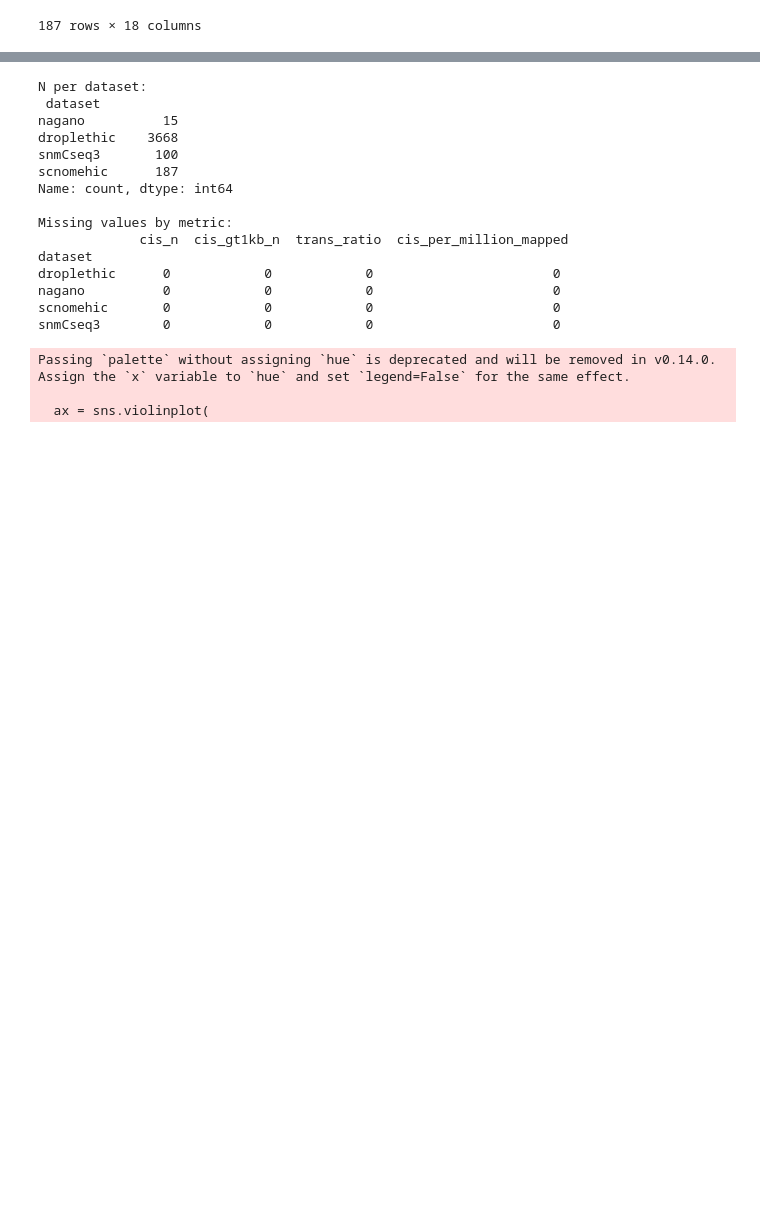
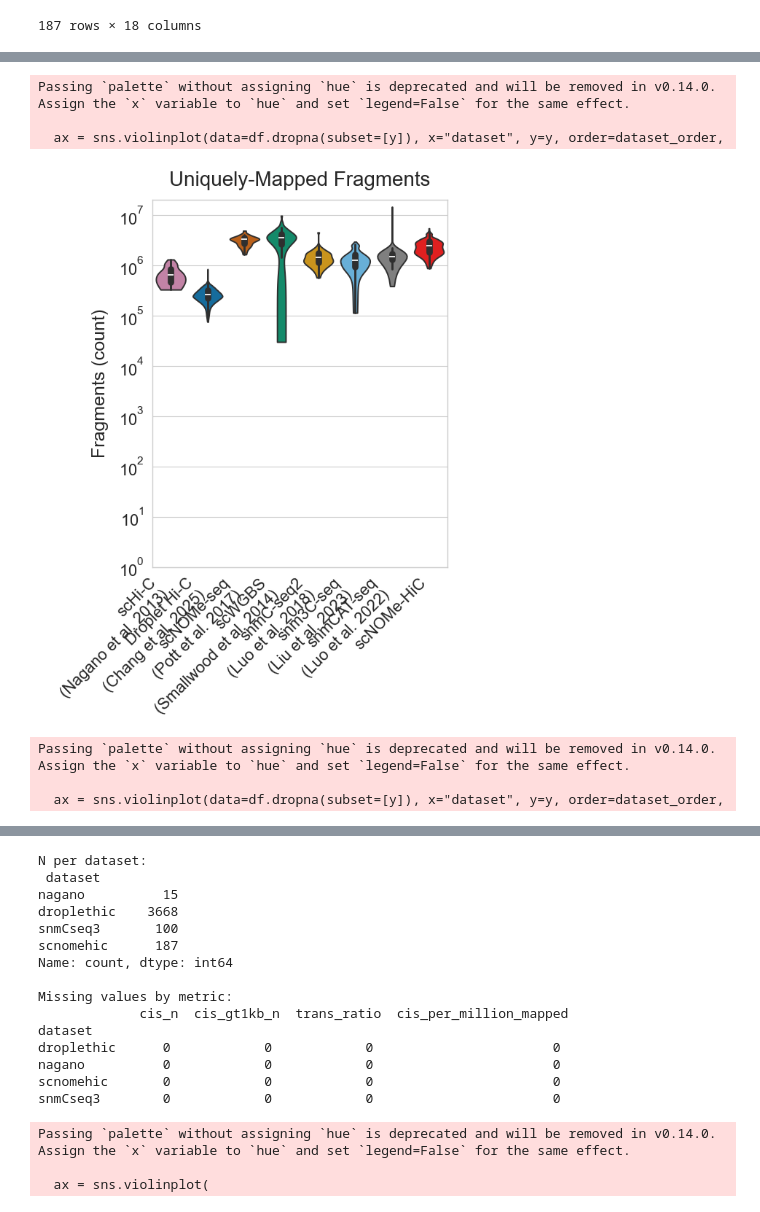
Before and after one commit to yoshihiko1218/snomehic_benchmark, a Jupyter notebook: summary/qc.ipynb, the cells around one changed output, grey strips where cells are left out. Drawn from its saved outputs; the diff is of its cells as text; code cells hidden in the pictures; blank space fills up the shorter version.

```diff
--- a/summary/qc.ipynb
+++ b/summary/qc.ipynb
@@ -1279,0 +904,13 @@ Name: count, dtype: int64
+# %%
+# METRIC 2 -- uniquely-mapped fragment count (after-dedup = main; before-dedup also saved).
+# Reuses violin_plot / align / dataset_order / palette from the previous cell. Log y (10^x).
+violin_plot(align, "uniq_postDedup", "Uniquely-Mapped Fragments", "Fragments (count)", log=True, fname="figures/readcount_violinplot_log_winsorized.pdf")
+violin_plot(align, "uniq_preDedup",  "Mapped Fragments (pre-dedup)", "Fragments (count)", log=True, fname="figures/readcount_beforeDedup_violin.pdf")
+# %% [output]
+Passing `palette` without assigning `hue` is deprecated and will be removed in v0.14.0. Assign the `x` variable to `hue` and set `legend=False` for the same effect.
+
+  ax = sns.violinplot(data=df.dropna(subset=[y]), x="dataset", y=y, order=dataset_order,
+[figure, added]
+Passing `palette` without assigning `hue` is deprecated and will be removed in v0.14.0. Assign the `x` variable to `hue` and set `legend=False` for the same effect.
+
+  ax = sns.violinplot(data=df.dropna(subset=[y]), x="dataset", y=y, order=dataset_order,
```
Also changed, not shown: parts of 7 cells of this notebook, 24 other files.
